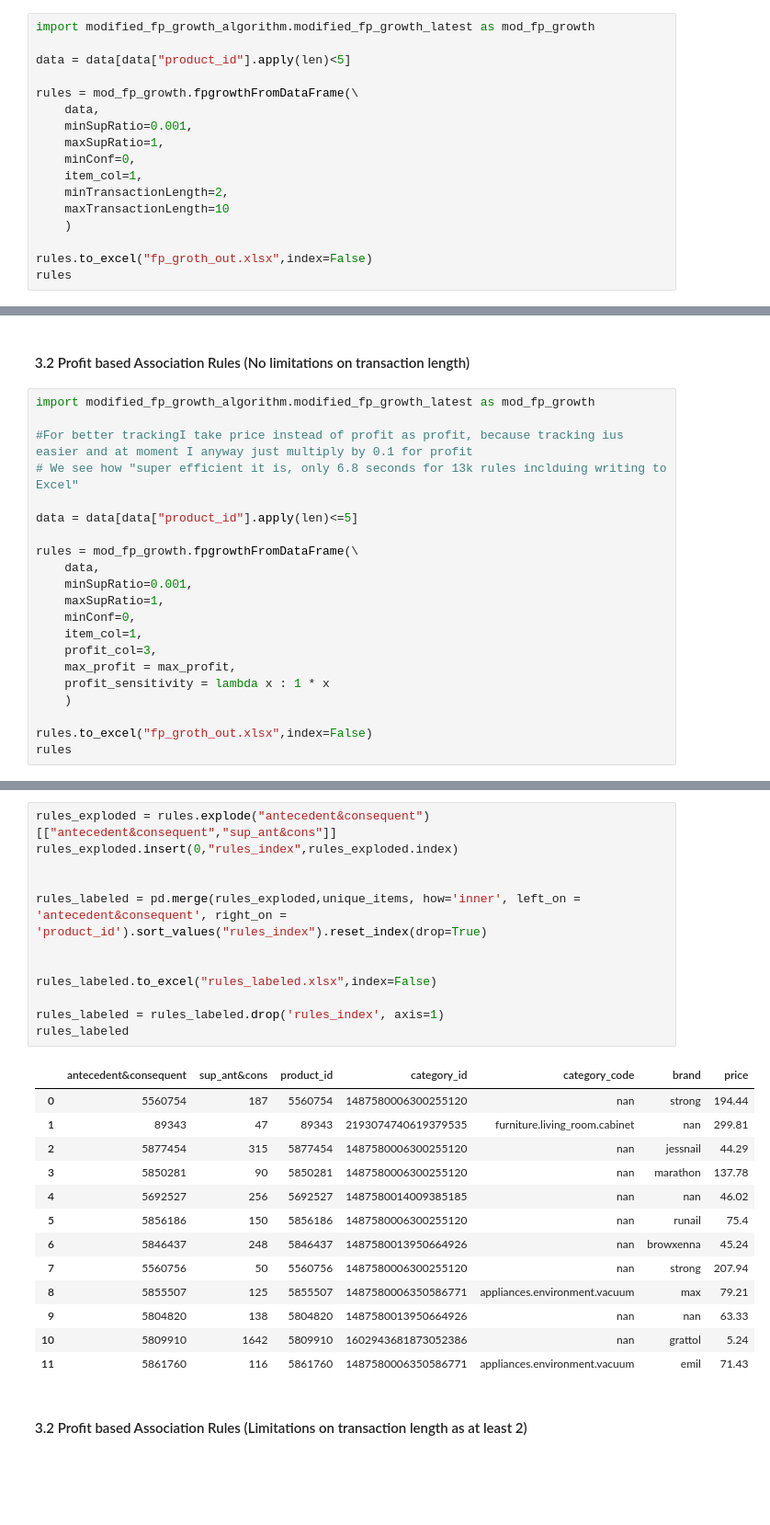
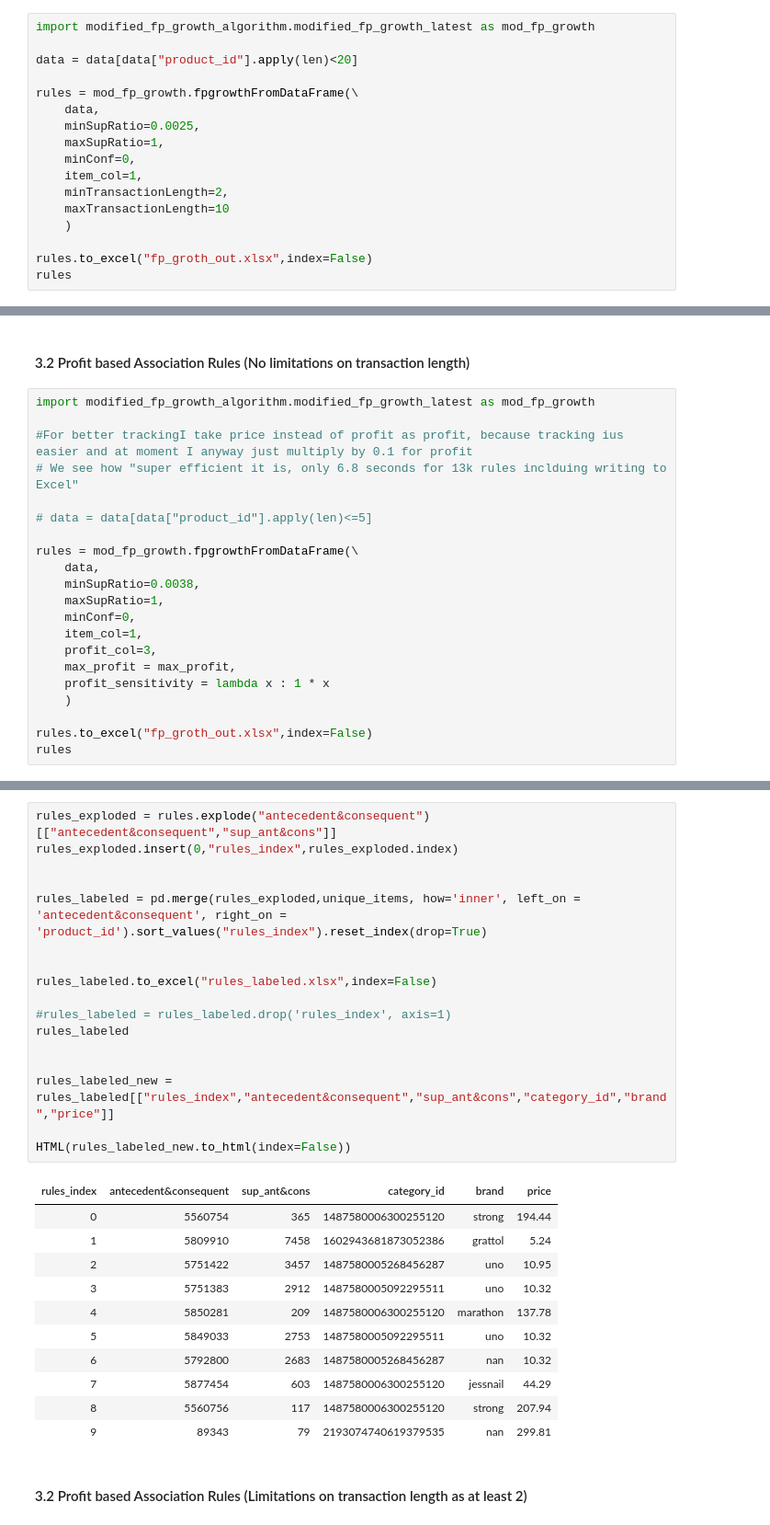
Before and after one commit to dawei7/Detecting-patterns-in-purchase-history-using-association-rule-learning-methods, a Jupyter notebook: Analaysis_Kaggle_Comsetics_Dataset.ipynb, the cells around one changed output, grey strips where cells are left out. Shown: that part at 92% size. Cells and saved outputs as stored; diff of their text form; blank space fills up the shorter version.

```diff
--- a/Analaysis_Kaggle_Comsetics_Dataset.ipynb
+++ b/Analaysis_Kaggle_Comsetics_Dataset.ipynb
@@ -261,11 +271,11 @@ rules_labeled
 # %%
 import modified_fp_growth_algorithm.modified_fp_growth_latest as mod_fp_growth
 
-data = data[data["product_id"].apply(len)<5]
+data = data[data["product_id"].apply(len)<20]
 
 rules = mod_fp_growth.fpgrowthFromDataFrame(\
     data,
-    minSupRatio=0.001,
+    minSupRatio=0.0025,
     maxSupRatio=1,
     minConf=0,
     item_col=1,
@@ -326,11 +335,11 @@ import modified_fp_growth_algorithm.modified_fp_growth_latest as mod_fp_growth
 #For better trackingI take price instead of profit as profit, because tracking ius easier and at moment I anyway just multiply by 0.1 for profit
 # We see how "super efficient it is, only 6.8 seconds for 13k rules inclduing writing to Excel"
 
-data = data[data["product_id"].apply(len)<=5]
+# data = data[data["product_id"].apply(len)<=5]
 
 rules = mod_fp_growth.fpgrowthFromDataFrame(\
     data,
-    minSupRatio=0.001,
+    minSupRatio=0.0038,
     maxSupRatio=1,
     minConf=0,
     item_col=1,
@@ -358,29 +365,32 @@ rules
 # %%
 rules_exploded = rules.explode("antecedent&consequent")[["antecedent&consequent","sup_ant&cons"]]
 rules_exploded.insert(0,"rules_index",rules_exploded.index)
 
 
 rules_labeled = pd.merge(rules_exploded,unique_items, how='inner', left_on = 'antecedent&consequent', right_on = 'product_id').sort_values("rules_index").reset_index(drop=True)
 
 
 rules_labeled.to_excel("rules_labeled.xlsx",index=False)
 
-rules_labeled = rules_labeled.drop('rules_index', axis=1)
+#rules_labeled = rules_labeled.drop('rules_index', axis=1)
 rules_labeled
+
+
+rules_labeled_new = rules_labeled[["rules_index","antecedent&consequent","sup_ant&cons","category_id","brand","price"]]
+
+HTML(rules_labeled_new.to_html(index=False))
 # %% [output]
-|  | antecedent&consequent | sup_ant&cons | product_id | category_id | category_code | brand | price |
-| 0 | 5560754 | 187 | 5560754 | 1487580006300255120 | nan | strong | 194.44 |
-| 1 | 89343 | 47 | 89343 | 2193074740619379535 | furniture.living_room.cabinet | nan | 299.81 |
-| 2 | 5877454 | 315 | 5877454 | 1487580006300255120 | nan | jessnail | 44.29 |
-| 3 | 5850281 | 90 | 5850281 | 1487580006300255120 | nan | marathon | 137.78 |
-| 4 | 5692527 | 256 | 5692527 | 1487580014009385185 | nan | nan | 46.02 |
-| 5 | 5856186 | 150 | 5856186 | 1487580006300255120 | nan | runail | 75.4 |
-| 6 | 5846437 | 248 | 5846437 | 1487580013950664926 | nan | browxenna | 45.24 |
-| 7 | 5560756 | 50 | 5560756 | 1487580006300255120 | nan | strong | 207.94 |
-| 8 | 5855507 | 125 | 5855507 | 1487580006350586771 | appliances.environment.vacuum | max | 79.21 |
-| 9 | 5804820 | 138 | 5804820 | 1487580013950664926 | nan | nan | 63.33 |
-| 10 | 5809910 | 1642 | 5809910 | 1602943681873052386 | nan | grattol | 5.24 |
-| 11 | 5861760 | 116 | 5861760 | 1487580006350586771 | appliances.environment.vacuum | emil | 71.43 |
+| rules_index | antecedent&consequent | sup_ant&cons | category_id | brand | price |
+| 0 | 5560754 | 365 | 1487580006300255120 | strong | 194.44 |
+| 1 | 5809910 | 7458 | 1602943681873052386 | grattol | 5.24 |
+| 2 | 5751422 | 3457 | 1487580005268456287 | uno | 10.95 |
+| 3 | 5751383 | 2912 | 1487580005092295511 | uno | 10.32 |
+| 4 | 5850281 | 209 | 1487580006300255120 | marathon | 137.78 |
+| 5 | 5849033 | 2753 | 1487580005092295511 | uno | 10.32 |
+| 6 | 5792800 | 2683 | 1487580005268456287 | nan | 10.32 |
+| 7 | 5877454 | 603 | 1487580006300255120 | jessnail | 44.29 |
+| 8 | 5560756 | 117 | 1487580006300255120 | strong | 207.94 |
+| 9 | 89343 | 79 | 2193074740619379535 | nan | 299.81 |
 # %% [markdown]
 #### 3.2 Profit based Association Rules (Limitations on transaction length as at least 2)
 # %%
```
Also changed, not shown: parts of 11 cells of this notebook, 6 other files.
